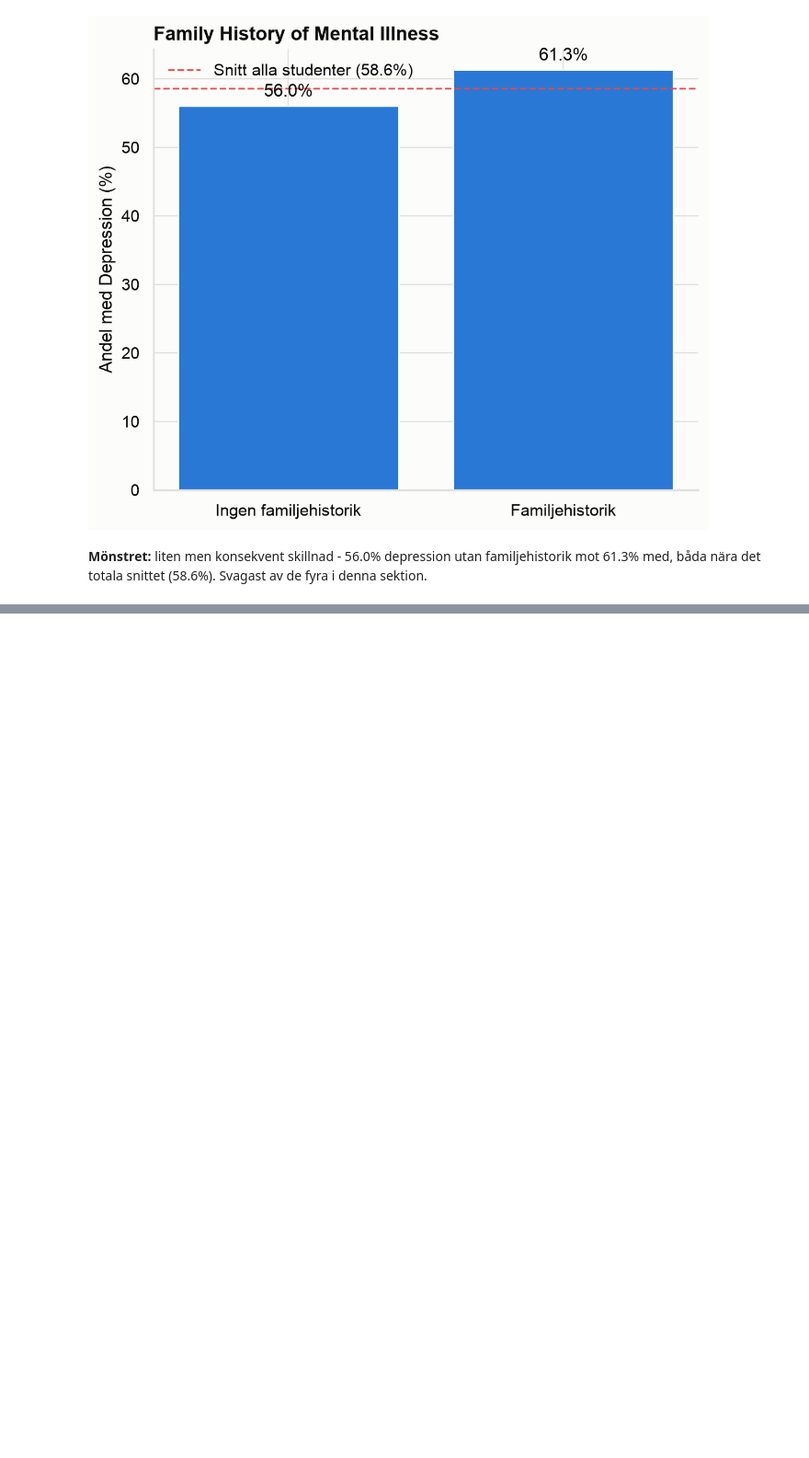
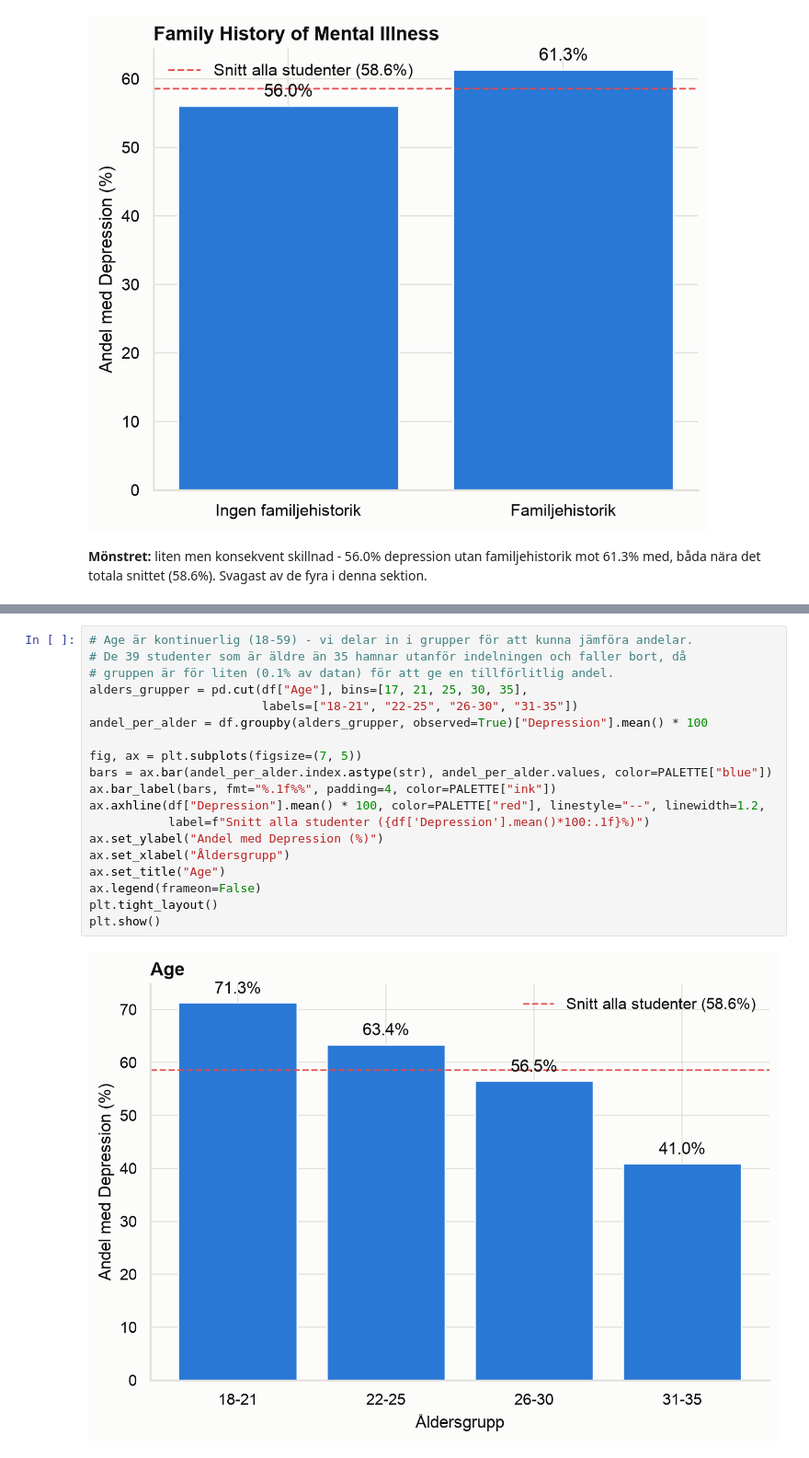
Before and after one commit to davidfjellstrom/student-depression-ML-project, a Jupyter notebook: 02_EDA.ipynb, the cells around one changed output, grey strips where cells are left out. Shown at 92% size. Cells and saved outputs as stored; diff of their text form; blank space fills up the shorter version.

```diff
--- a/02_EDA.ipynb
+++ b/02_EDA.ipynb
@@ -336,0 +361,21 @@ plt.show()
+# %%
+# Age är kontinuerlig (18-59) - vi delar in i grupper för att kunna jämföra andelar.
+# De 39 studenter som är äldre än 35 hamnar utanför indelningen och faller bort, då
+# gruppen är för liten (0.1% av datan) för att ge en tillförlitlig andel.
+alders_grupper = pd.cut(df["Age"], bins=[17, 21, 25, 30, 35],
+                        labels=["18-21", "22-25", "26-30", "31-35"])
+andel_per_alder = df.groupby(alders_grupper, observed=True)["Depression"].mean() * 100
+
+fig, ax = plt.subplots(figsize=(7, 5))
+bars = ax.bar(andel_per_alder.index.astype(str), andel_per_alder.values, color=PALETTE["blue"])
+ax.bar_label(bars, fmt="%.1f%%", padding=4, color=PALETTE["ink"])
+ax.axhline(df["Depression"].mean() * 100, color=PALETTE["red"], linestyle="--", linewidth=1.2,
+           label=f"Snitt alla studenter ({df['Depression'].mean()*100:.1f}%)")
+ax.set_ylabel("Andel med Depression (%)")
+ax.set_xlabel("Åldersgrupp")
+ax.set_title("Age")
+ax.legend(frameon=False)
+plt.tight_layout()
+plt.show()
+# %% [output]
+[figure, added]
```
Also changed, not shown: parts of 6 cells of this notebook, 1 other file.
